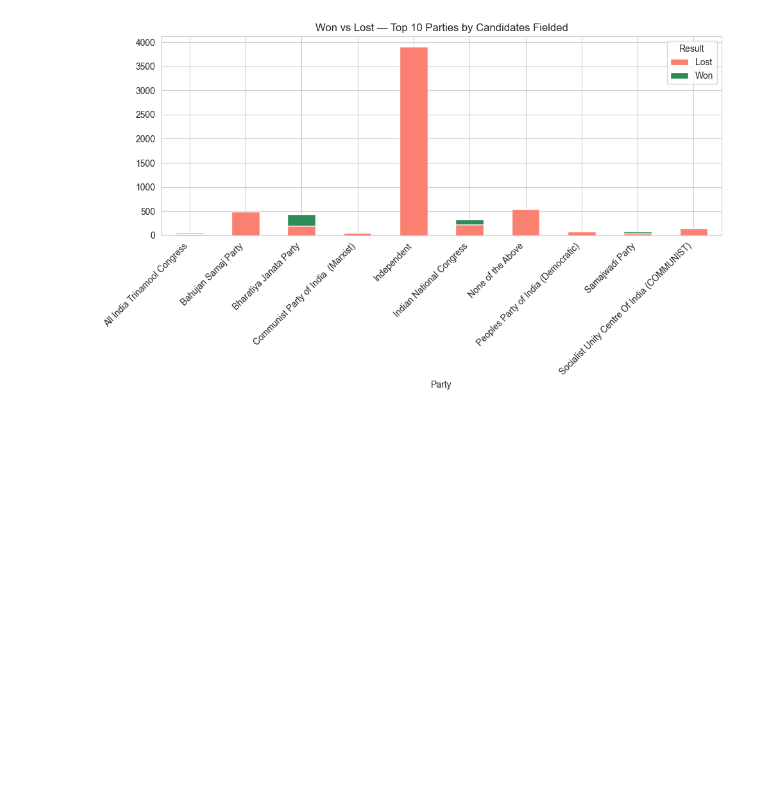
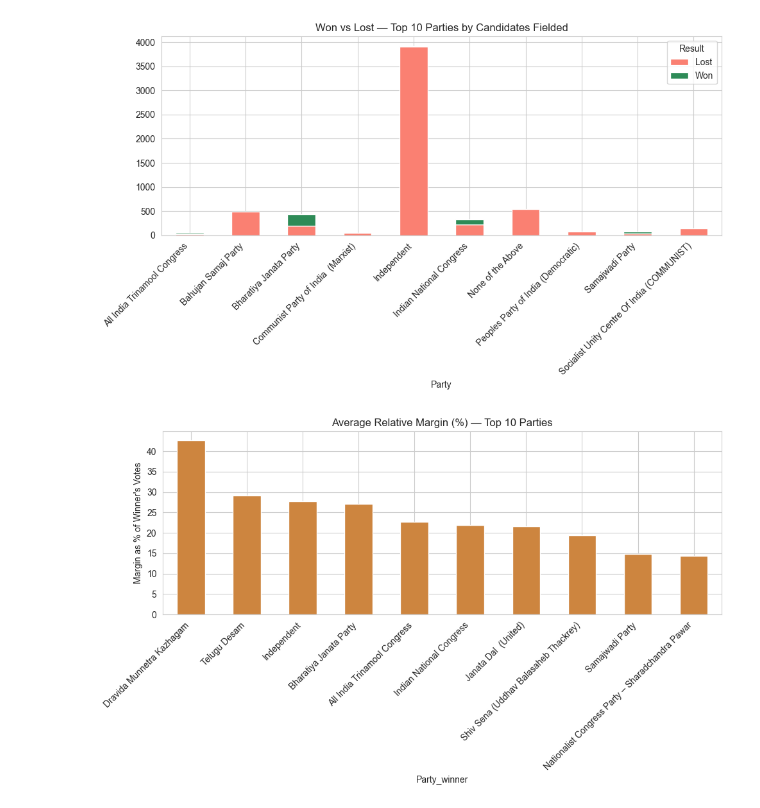
Before and after one commit to geershatisaxena/Election, a Jupyter notebook: res.ipynb, the cells around one changed output. Saved outputs shown, nothing was run; the diff lists cells and outputs as text; code cells hidden in the pictures; blank space fills up the shorter version.

```diff
--- a/res.ipynb
+++ b/res.ipynb
@@ -1458,3 +1458,14 @@ plt.xticks(rotation=45, ha="right")
 plt.tight_layout()
 # %% [output]
 [figure]
+# %%
+merged["Relative_margin_pct"] = merged["Margin"] / merged["Total Votes_winner"] * 100
+plt.figure(figsize=(10, 6))
+merged[merged["Party_winner"].isin(seats_won.head(10).index)].groupby("Party_winner")["Relative_margin_pct"] \
+    .mean().sort_values(ascending=False).plot(kind="bar", color="peru")
+plt.title("Average Relative Margin (%) — Top 10 Parties")
+plt.ylabel("Margin as % of Winner's Votes")
+plt.xticks(rotation=45, ha="right")
+plt.tight_layout()
+# %% [output]
+[figure, added]
```
Also changed, not shown: parts of 1 cell of this notebook.
